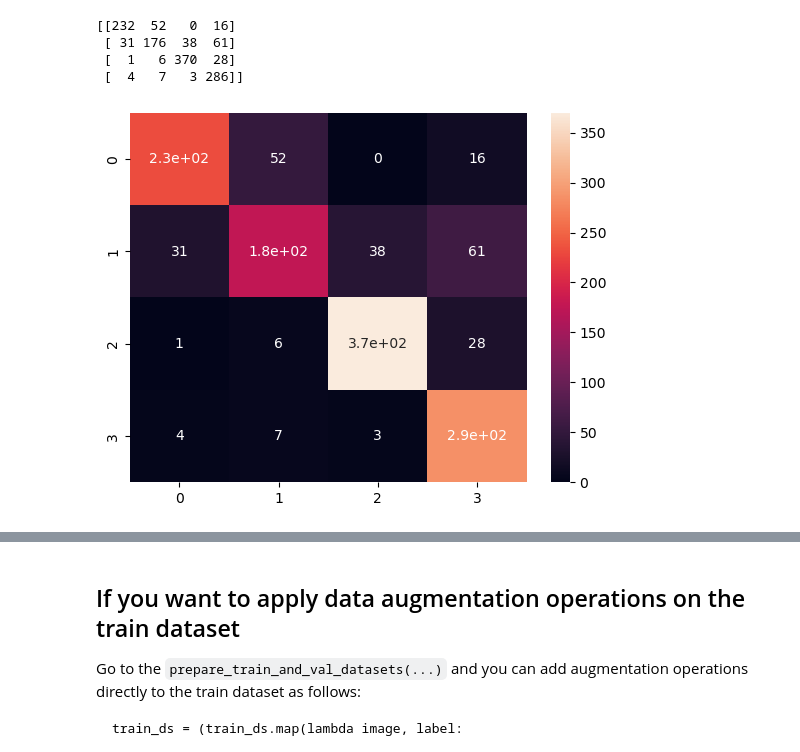
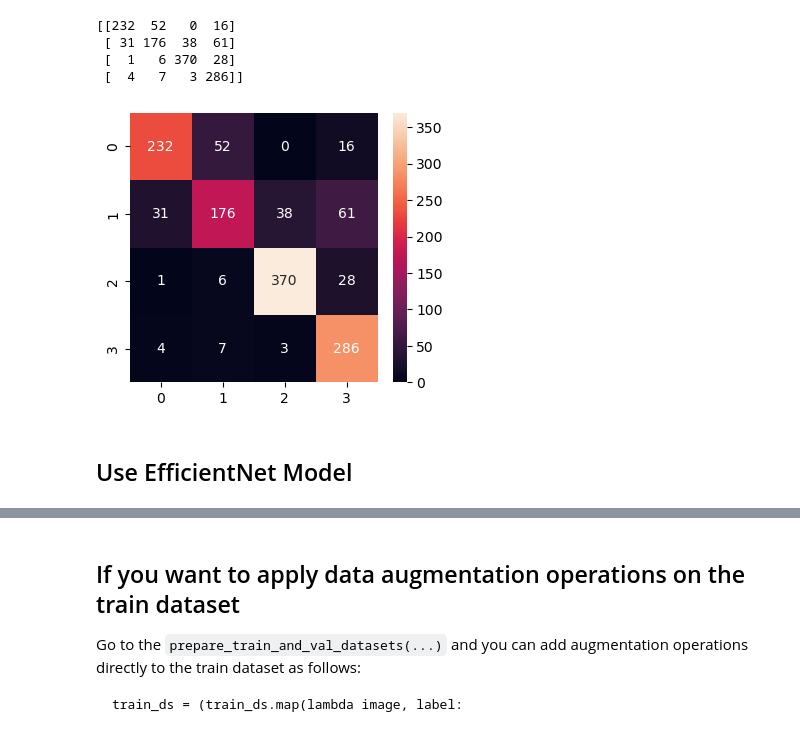
Before and after one commit to Kuroneko369/Brain-Tumor-Detector, a Jupyter notebook: Brain_Tumor_Detector_gammer.ipynb, the cells around one changed output, grey strips where cells are left out. Cells and saved outputs as stored; diff of their text form; code cells hidden in the pictures.

```diff
--- a/Brain_Tumor_Detector_gammer.ipynb
+++ b/Brain_Tumor_Detector_gammer.ipynb
@@ -300,6 +303,10 @@ print(confusion_matrix(y_true, y_pred_class))
  [  1   6 370  28]
  [  4   7   3 286]]
 # %%
-sns.heatmap(confusion_matrix(y_true, y_pred_class), annot=True);
+plt.subplots(figsize=(4,3.5))
+sns.heatmap(confusion_matrix(y_true, y_pred_class), annot=True, fmt=".0f");
+plt.show()
 # %% [output]
-[figure, old version]
+[figure, new version]
+# %% [markdown]
+## Use EfficientNet Model
```
Also changed, not shown: parts of 71 cells of this notebook.
